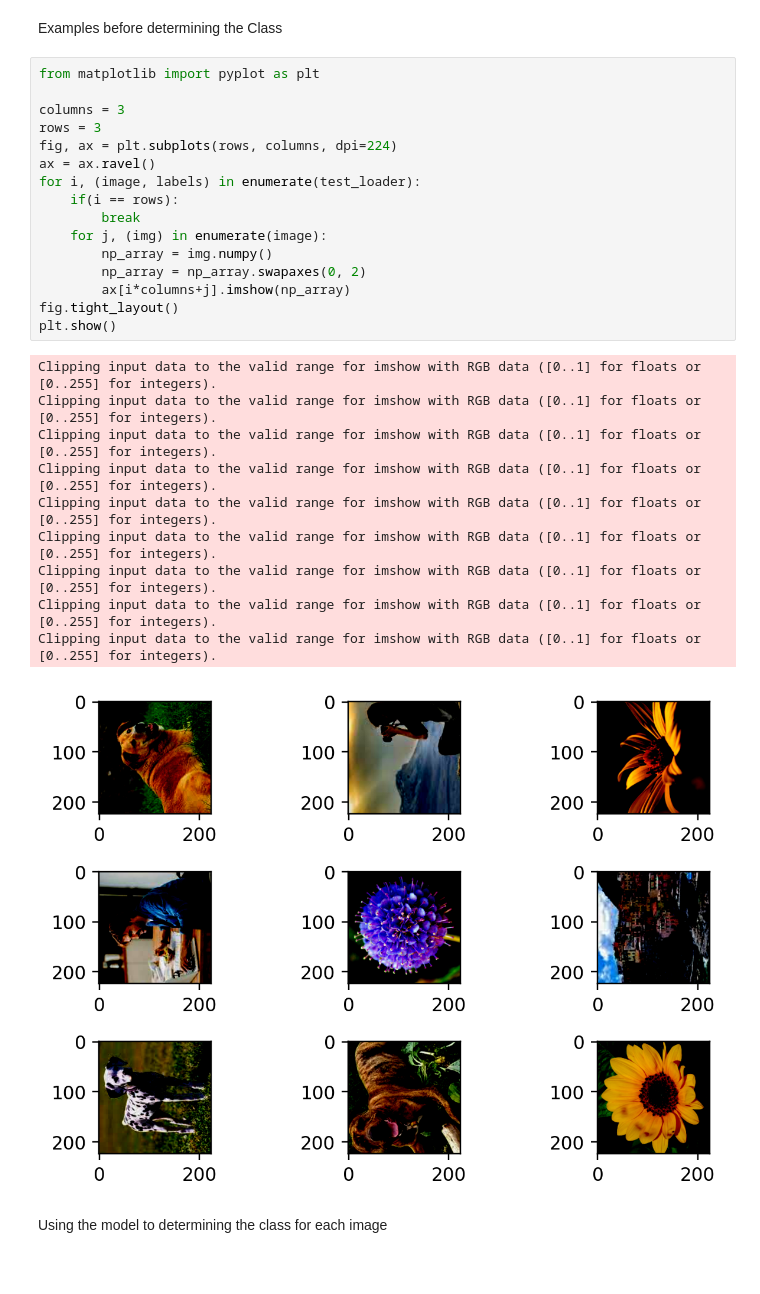
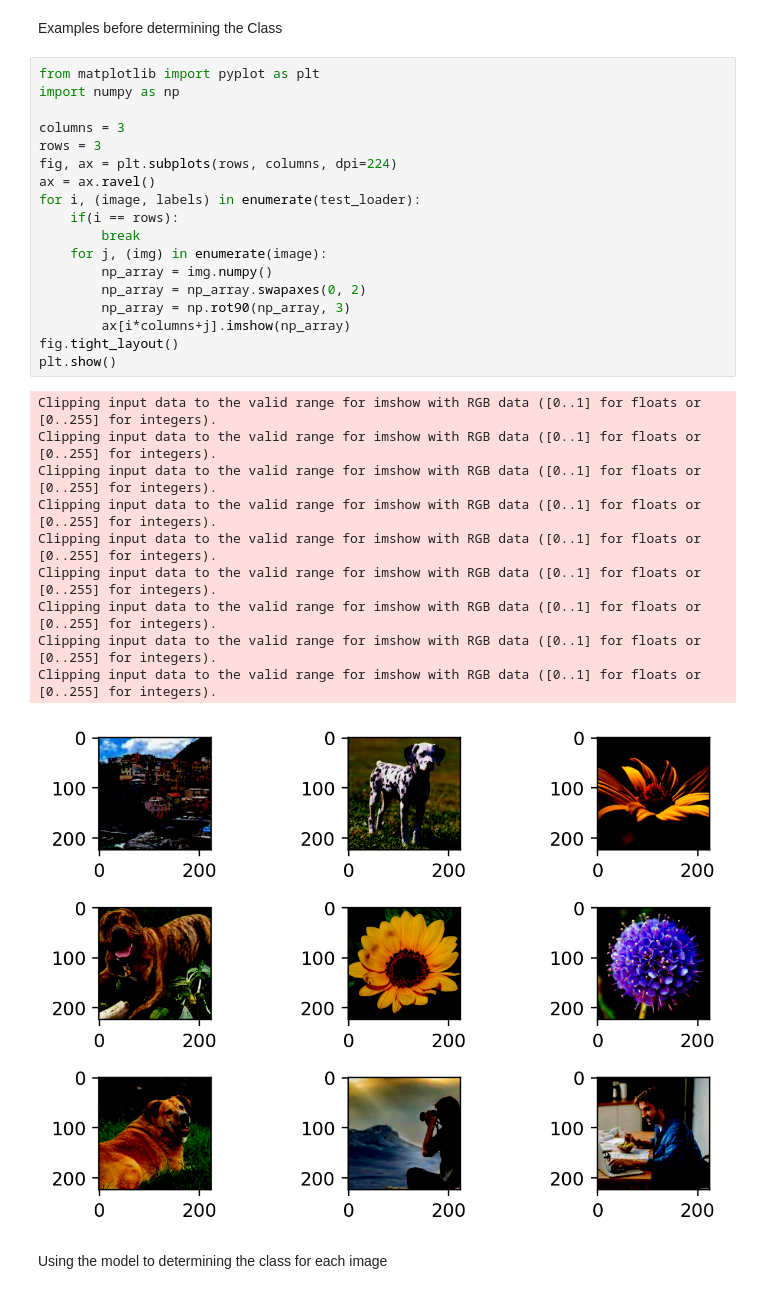
Before and after one commit to HuhnRetter/Informatikprojekt, a Jupyter notebook: ImageRecognition/ImageRecognition.ipynb, the cells around one changed output. Drawn from its saved outputs; the diff is of its cells as text.

```diff
--- a/ImageRecognition/ImageRecognition.ipynb
+++ b/ImageRecognition/ImageRecognition.ipynb
@@ -6,31 +6,33 @@ test_loader = setupDatasetLoader()
 Examples before determining the Class
 # %%
 from matplotlib import pyplot as plt
+import numpy as np
 
 columns = 3
 rows = 3
 fig, ax = plt.subplots(rows, columns, dpi=224)
 ax = ax.ravel()
 for i, (image, labels) in enumerate(test_loader):
     if(i == rows):
         break
     for j, (img) in enumerate(image):
         np_array = img.numpy()
         np_array = np_array.swapaxes(0, 2)
+        np_array = np.rot90(np_array, 3)
         ax[i*columns+j].imshow(np_array)
 fig.tight_layout()
 plt.show()
 # %% [output]
 Clipping input data to the valid range for imshow with RGB data ([0..1] for floats or [0..255] for integers).
 Clipping input data to the valid range for imshow with RGB data ([0..1] for floats or [0..255] for integers).
 Clipping input data to the valid range for imshow with RGB data ([0..1] for floats or [0..255] for integers).
 Clipping input data to the valid range for imshow with RGB data ([0..1] for floats or [0..255] for integers).
 Clipping input data to the valid range for imshow with RGB data ([0..1] for floats or [0..255] for integers).
 Clipping input data to the valid range for imshow with RGB data ([0..1] for floats or [0..255] for integers).
 Clipping input data to the valid range for imshow with RGB data ([0..1] for floats or [0..255] for integers).
 Clipping input data to the valid range for imshow with RGB data ([0..1] for floats or [0..255] for integers).
 Clipping input data to the valid range for imshow with RGB data ([0..1] for floats or [0..255] for integers).
-[figure, old version]
+[figure, new version]
 # %% [markdown]
 Using the model to determining the class for each image
 # %%
```
Also changed, not shown: parts of 1 cell of this notebook, 24 other files.
